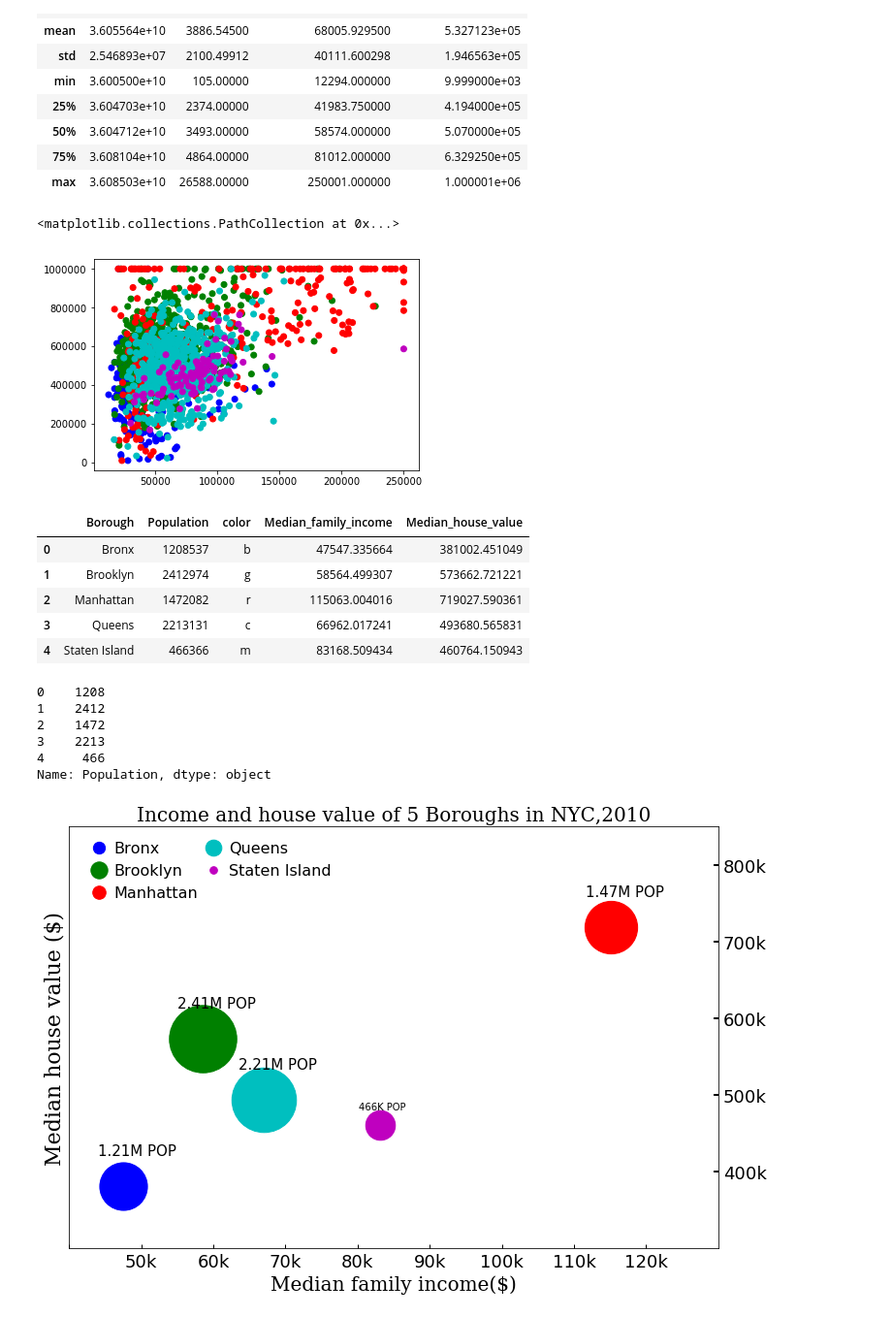
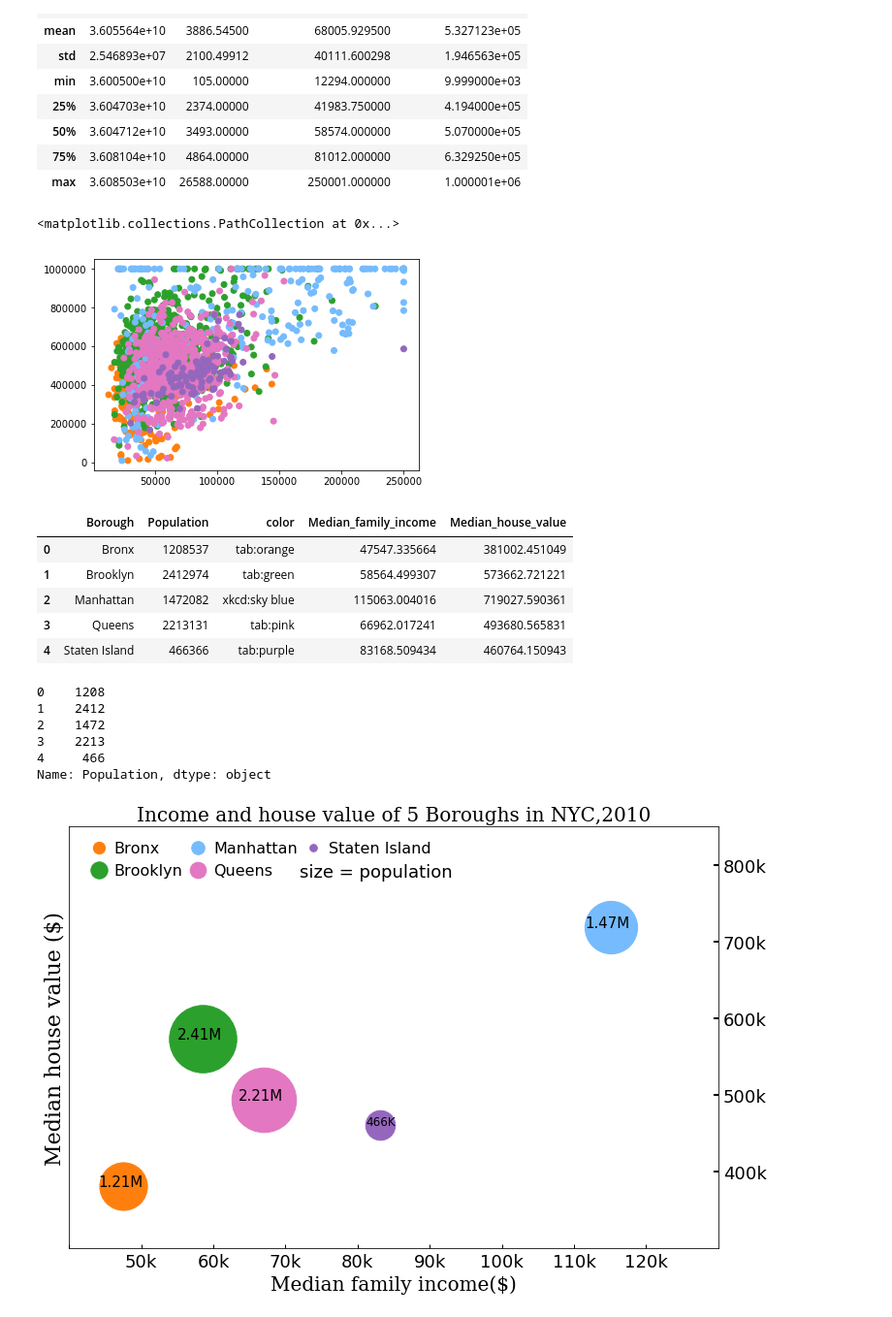
Before and after one commit to picniclin/PUI2017_yl5240, a Jupyter notebook: HW8_yl5240/HW8_yl5240.ipynb, the cells around one changed output. Shown at 97% size. Drawn from its saved outputs; the diff is of its cells as text; code cells hidden in the pictures.

```diff
--- a/HW8_yl5240/HW8_yl5240.ipynb
+++ b/HW8_yl5240/HW8_yl5240.ipynb
@@ -42,19 +42,19 @@ True
 for i in df1.index:
     if str(df1.loc[i,'census_tract']).startswith('36005'):
         df1.loc[i,'Borough'] = 'Bronx'
-        df1.loc[i,'color'] = 'b'
+        df1.loc[i,'color'] = 'tab:orange'
     elif str(df1.loc[i,'census_tract']).startswith('36047'):
         df1.loc[i,'Borough'] = 'Brooklyn'
-        df1.loc[i,'color'] = 'g'
+        df1.loc[i,'color'] = 'tab:green'
     elif str(df1.loc[i,'census_tract']).startswith('36061'):
         df1.loc[i,'Borough'] = 'Manhattan'
-        df1.loc[i,'color'] = 'r'
+        df1.loc[i,'color'] = 'xkcd:sky blue'
     elif str(df1.loc[i,'census_tract']).startswith('36081'):
         df1.loc[i,'Borough'] = 'Queens'
-        df1.loc[i,'color'] = 'c'
+        df1.loc[i,'color'] = 'tab:pink'
     elif str(df1.loc[i,'census_tract']).startswith('36085'):
         df1.loc[i,'Borough'] = 'Staten Island'
-        df1.loc[i,'color'] = 'm'
+        df1.loc[i,'color'] = 'tab:purple'
 # %%
 df1.head()
 # %% [output]
@@ -80,7 +80,7 @@ df1.describe()
 plt.scatter(df1.Median_family_income, df1.Median_house_value, c = df1.color)
 # %% [output]
 <matplotlib.collections.PathCollection at 0x...>
-[figure, old version]
+[figure, new version]
 # %%
 df2 = pd.merge(df1.groupby(by = 'Borough').sum()['Population'].reset_index(),
            df1.groupby(by = ['Borough','color']).mean()[['Median_family_income',
@@ -89,11 +89,11 @@ df2 = pd.merge(df1.groupby(by = 'Borough').sum()['Population'].reset_index(),
 df2
 # %% [output]
 |  | Borough | Population | color | Median_family_income | Median_house_value |
-| 0 | Bronx | 1208537 | b | 47547.335664 | 381002.451049 |
-| 1 | Brooklyn | 2412974 | g | 58564.499307 | 573662.721221 |
-| 2 | Manhattan | 1472082 | r | 115063.004016 | 719027.590361 |
-| 3 | Queens | 2213131 | c | 66962.017241 | 493680.565831 |
-| 4 | Staten Island | 466366 | m | 83168.509434 | 460764.150943 |
+| 0 | Bronx | 1208537 | tab:orange | 47547.335664 | 381002.451049 |
+| 1 | Brooklyn | 2412974 | tab:green | 58564.499307 | 573662.721221 |
+| 2 | Manhattan | 1472082 | xkcd:sky blue | 115063.004016 | 719027.590361 |
+| 3 | Queens | 2213131 | tab:pink | 66962.017241 | 493680.565831 |
+| 4 | Staten Island | 466366 | tab:purple | 83168.509434 | 460764.150943 |
 # %%
 (df2.Population/1000).astype(int).astype(str)
 # %% [output]
@@ -114,50 +114,53 @@ for i in range(len(df2)):
                 label = df2.Borough[i],
                 c = df2.color[i])
     if df2.Population[i] > 1000000:
-        plt.annotate(str(round(df2.Population[i]/1000000,2))+'M POP',
-                 xy=(df2.Median_family_income[i]-3500,df2.Median_house_value[i]+40000),
+        plt.annotate(str(round(df2.Population[i]/1000000,2))+'M',
+                 xy=(df2.Median_family_income[i]-3500,df2.Median_house_value[i]),
                  fontsize = 15)
     else:
-        plt.annotate(str(int(df2.Population[i]/1000))+'K POP',
-                 xy=(df2.Median_family_income[i]-3000,df2.Median_house_value[i]+20000),
-                 fontsize = 10)
+        plt.annotate(str(int(df2.Population[i]/1000))+'K',
+                 xy=(df2.Median_family_income[i]-2000,df2.Median_house_value[i]),
+                 fontsize = 12)
 
 
 plt.legend(loc= 2, prop= {'size': 16}, fontsize = 8,
            markerscale = 0.25,
            handletextpad = 0,columnspacing = 0,
-           ncol = 2,
+           ncol = 3,
            frameon = False)
+plt.annotate('size = population',
+                 xy=(72000, 785000),
+                 fontsize = 18)
 
 plt.xlim(40000,130000)
 plt.xticks(np.arange(40000,130000,10000), ('', '50k', '60k','70k','80k','90k','100k','110k','120k',''))
 plt.ylim(300000,850000)
 plt.yticks(np.arange(400000,900000,100000), ('400k',
                                              '500k','600k','700k','800k',''))
 plt.tick_params(axis='y', pad = 5, direction = 'in',
                 length = 5, width = 2,
                left = False, right = True, labelleft = False, labelright = True)
 plt.tick_params(axis='x', pad = 5, direction = 'in',
                 length = 4, width = 1)
 
 # font dictionary
 font = {'family' : 'serif',
         'color'  : 'k',
         'weight' : 'normal',
         'size'   : 20,
         }
 
 
 plt.xticks(fontsize = 18)
 plt.yticks(fontsize = 18)
 plt.xlabel('Median family income($)', fontsize = 20, fontdict = font)
 plt.ylabel('Median house value ($)', fontsize = 22, fontdict = font)
 plt.title('Income and house value of 5 Boroughs in NYC,2010',
           fontdict = font)
 
 
 
 
 plt.show()
 # %% [output]
-[figure, old version]
+[figure, new version]
```
Also changed, not shown: parts of 5 cells of this notebook.
